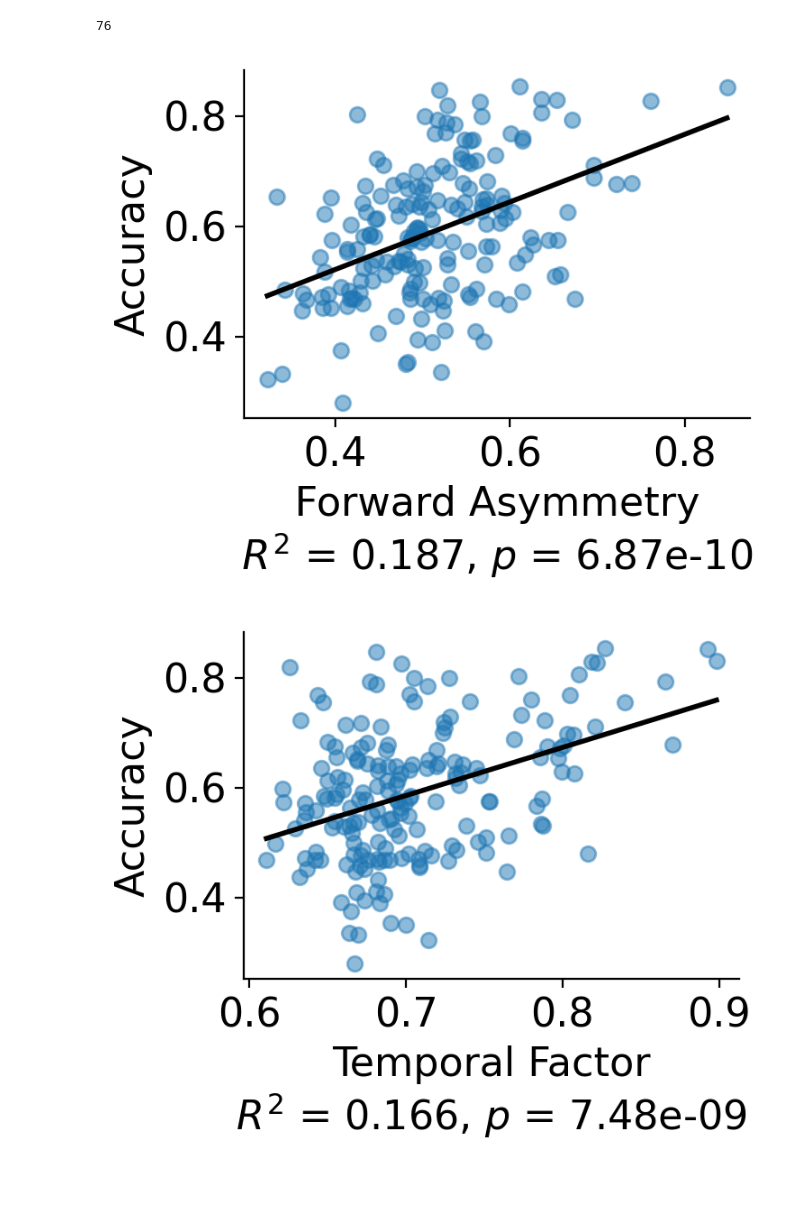
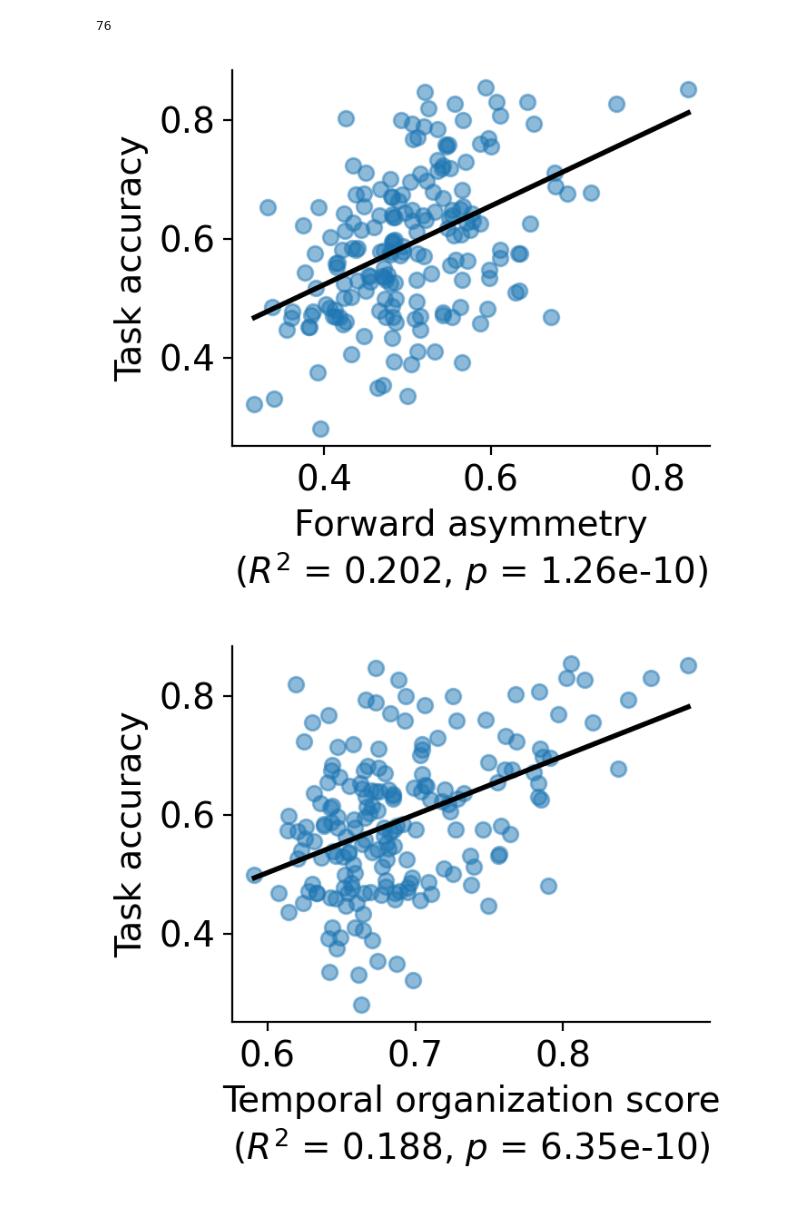
Before and after one commit to Veritaria/rnn-free-recall, a Jupyter notebook: PEERS_analysis.ipynb, the cells around one changed output. Cells and saved outputs as stored; diff of their text form; code cells hidden in the pictures.

```diff
--- a/PEERS_analysis.ipynb
+++ b/PEERS_analysis.ipynb
@@ -1,6 +1,4 @@
 # %%
-""" Reference: https://github.com/nds113/seq2seq_hms """
-
 import numpy as np
 import argparse
 import scipy.io
@@ -10,6 +8,8 @@ import pandas as pd
 import matplotlib.pyplot as plt
 from random import *
 from pathlib import Path
+
+plt.rcParams['font.size'] = 14
 # %% [markdown]
 ### read the data
 # %%
@@ -344,7 +341,7 @@ def compute_crp(recall_sequence_positions):
         for t in range(len(recall_sequence_positions[i]) - 1):
             position1 = recall_sequence_positions[i][t]
             position2 = recall_sequence_positions[i][t+1]
-            if position1 != -1 and position2 != -1:
+            if position1 != -1 and position2 != -1 and position1 < memory_num and position2 < memory_num:
                 results[position1][position2] += 1
 
     # forward_asymmetry = np.sum(np.triu(results, k=1)) / np.sum(results)
@@ -387,14 +384,17 @@ def compute_accuracy(recalled_words, presented_words):
 
 def compute_temporal_factor(recall_sequence_positions):
     memory_num = 16
-    max_length = 0
+    max_length = 16
     for i in range(len(recall_sequence_positions)):
         if len(recall_sequence_positions[i]) > max_length:
             max_length = len(recall_sequence_positions[i])
     results = np.zeros((len(recall_sequence_positions), max_length))
     results_mask = np.zeros((len(recall_sequence_positions), max_length))
+    # print(np.max([max(recall_sequence_positions[i]) for i in range(len(recall_sequence_positions))]))
     for i in range(len(recall_sequence_positions)):
-        recalled = np.zeros(memory_num, dtype=bool)
+        if len(recall_sequence_positions[i]) == 0:
+            continue
+        recalled = np.zeros(max(recall_sequence_positions[i])+1, dtype=bool)
         for t in range(len(recall_sequence_positions[i]) - 1):
             # print("t:", t)
             position1 = recall_sequence_positions[i][t]
@@ -415,8 +415,8 @@ def compute_temporal_factor(recall_sequence_positions):
                 if len(possible_temporal_transitions) > 1 and np.any(actual_transition):
                     # compute the rank number of all the possible transitions (the farer the transition is, the lower the rank is)
                     ranks = rankdata(-np.abs(possible_temporal_transitions))
-                    # compute the rank of the actual transition / the largest rank
-                    results[i][t+1] = (ranks[actual_transition] - 1) / (len(ranks) - 1)
+                    value = (ranks[actual_transition] - 1) / (len(ranks) - 1)
+                    results[i][t+1] = value[0]
     return np.mean(results[results_mask == 1])
 # %%
 # Group data by subject and convert recall sequence position to a list for each subject
@@ -445,9 +445,9 @@ import numpy as np
 from scipy.stats import linregress
 
 # Add fitted line to "forward asymmetry vs accuracy" plot
-plt.figure(figsize=(4, 3.3), dpi=200)
+plt.figure(figsize=(3.7, 3.3), dpi=200)
 plt.scatter(forward_asymmetries, accuracies, alpha=0.5)
-plt.xlabel('Forward Asymmetry')
+plt.xlabel('Forward asymmetry')
 
 # Fit line using scikit-learn and calculate R^2 and p-value
 X = np.array(forward_asymmetries)
@@ -465,23 +465,24 @@ if len(X) > 1:
     pval = p_value
 
 if r2 is not None and pval is not None:
-    plt.ylabel('Accuracy')
+    plt.ylabel('Task accuracy')
     # Add as a second line below x label
-    plt.gca().set_xlabel("Forward Asymmetry\n$R^2$ = {:.3f}, $p$ = {:.3g}".format(r2, pval))
+    plt.gca().set_xlabel("Forward asymmetry\n($R^2$ = {:.3f}, $p$ = {:.3g})".format(r2, pval))
 else:
-    plt.ylabel('Accuracy')
+    plt.ylabel('Task accuracy')
 
 ax = plt.gca()
 ax.spines['top'].set_visible(False)
 ax.spines['right'].set_visible(False)
 plt.tight_layout()
-plt.savefig('accuracy_vs_forward_asymmetry.png', dpi=300)
+# plt.savefig('accuracy_vs_forward_asymmetry.png', dpi=300)
 plt.show()
 
+
 # Add fitted line to "temporal factor vs accuracy" plot
-plt.figure(figsize=(4, 3.3), dpi=200)
+plt.figure(figsize=(3.7, 3.3), dpi=200)
 plt.scatter(temporal_factors, accuracies, alpha=0.5)
-plt.xlabel('Temporal Factor')
+plt.xlabel('Temporal organization score')
 
 X = np.array(temporal_factors)
 y = np.array(accuracies)
@@ -497,48 +498,49 @@ if len(X) > 1:
     pval = p_value
 
 if r2 is not None and pval is not None:
-    plt.ylabel('Accuracy')
-    plt.gca().set_xlabel("Temporal Factor\n$R^2$ = {:.3f}, $p$ = {:.3g}".format(r2, pval))
+    plt.ylabel('Task accuracy')
+    plt.gca().set_xlabel("Temporal organization score\n($R^2$ = {:.3f}, $p$ = {:.3g})".format(r2, pval))
 else:
-    plt.ylabel('Accuracy')
+    plt.ylabel('Task accuracy')
 
 ax = plt.gca()
 ax.spines['top'].set_visible(False)
 ax.spines['right'].set_visible(False)
 plt.tight_layout()
-plt.savefig('accuracy_vs_temporal_factor.png', dpi=300)
+# plt.savefig('accuracy_vs_temporal_factor.png', dpi=300)
 plt.show()
 
+
 # Add fitted line to "forward asymmetry vs temporal factor" plot
-plt.figure(figsize=(4, 3.3), dpi=200)
+plt.figure(figsize=(3.7, 3.3), dpi=200)
 plt.scatter(forward_asymmetries, temporal_factors, alpha=0.5)
-plt.xlabel('Forward Asymmetry')
+plt.xlabel('Forward asymmetry')
 
 X = np.array(forward_asymmetries)
 y = np.array(temporal_factors)
 r2, pval = None, None
 if len(X) > 1:
     reg = LinearRegression().fit(X.reshape(-1, 1), y)
     x_pred = np.linspace(X.min(), X.max(), 100).reshape(-1, 1)
     y_pred = reg.predict(x_pred)
     plt.plot(x_pred, y_pred, color="black", linewidth=2)
 
     slope, intercept, r_value, p_value, std_err = linregress(X, y)
     r2 = r_value ** 2
     pval = p_value
 
 if r2 is not None and pval is not None:
-    plt.ylabel('Temporal Factor')
-    plt.gca().set_xlabel("Forward Asymmetry\n$R^2$ = {:.3f}, $p$ = {:.3g}".format(r2, pval))
+    plt.ylabel('Temporal organization score')
+    plt.gca().set_xlabel("Forward asymmetry\n($R^2$ = {:.3f}, $p$ = {:.3g})".format(r2, pval))
 else:
-    plt.ylabel('Temporal Factor')
+    plt.ylabel('Temporal organization score')
 
 ax = plt.gca()
 ax.spines['top'].set_visible(False)
 ax.spines['right'].set_visible(False)
 plt.tight_layout()
-plt.savefig('forward_asymmetry_vs_temporal_factor.png', dpi=300)
+# plt.savefig('forward_asymmetry_vs_temporal_factor.png', dpi=300)
 plt.show()
 # %% [output]
-[figure, old version]
+[figure, new version]
-[figure, old version]
+[figure, new version]
```
Also changed, not shown: parts of 4 cells of this notebook, 3 other files.
